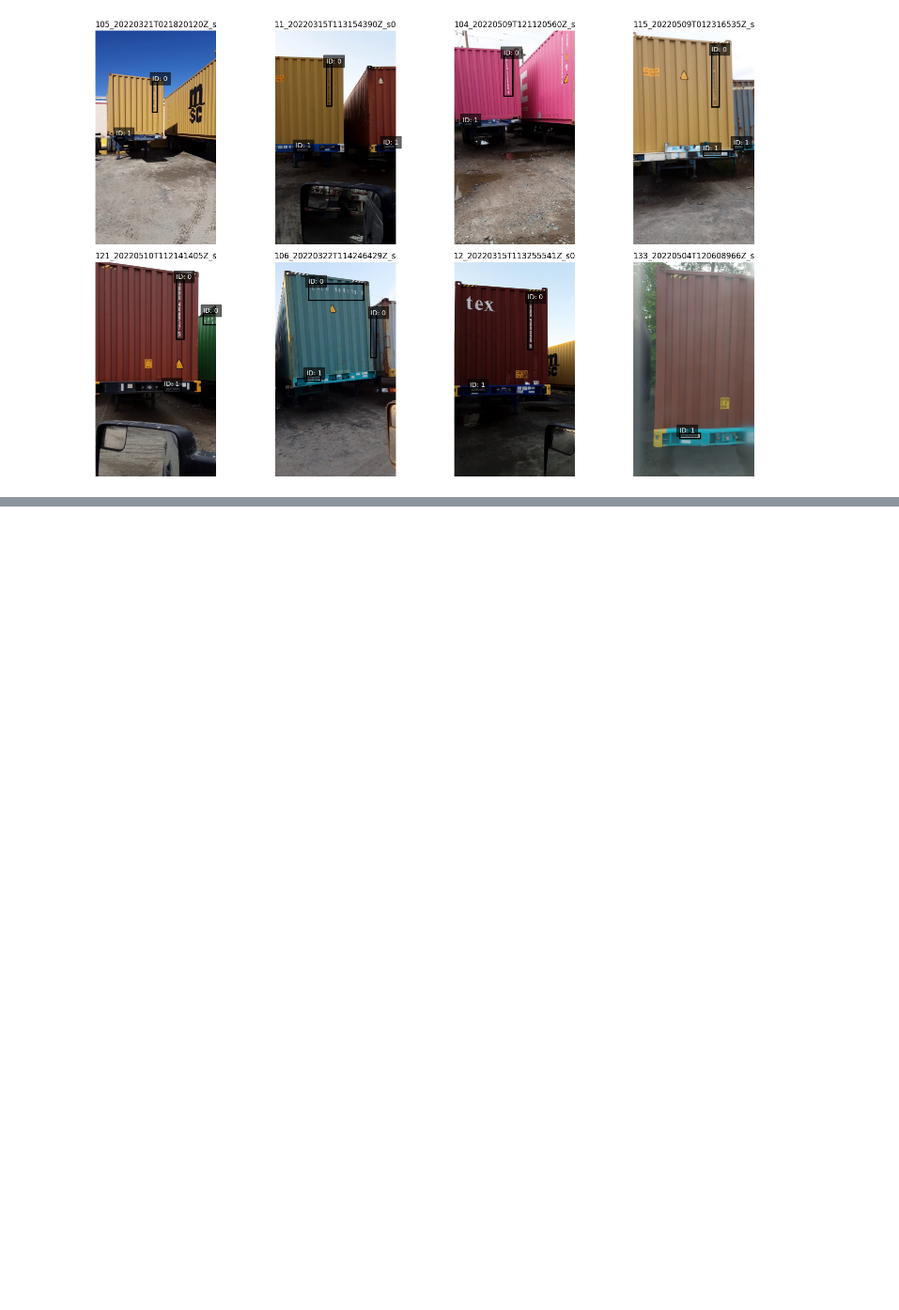
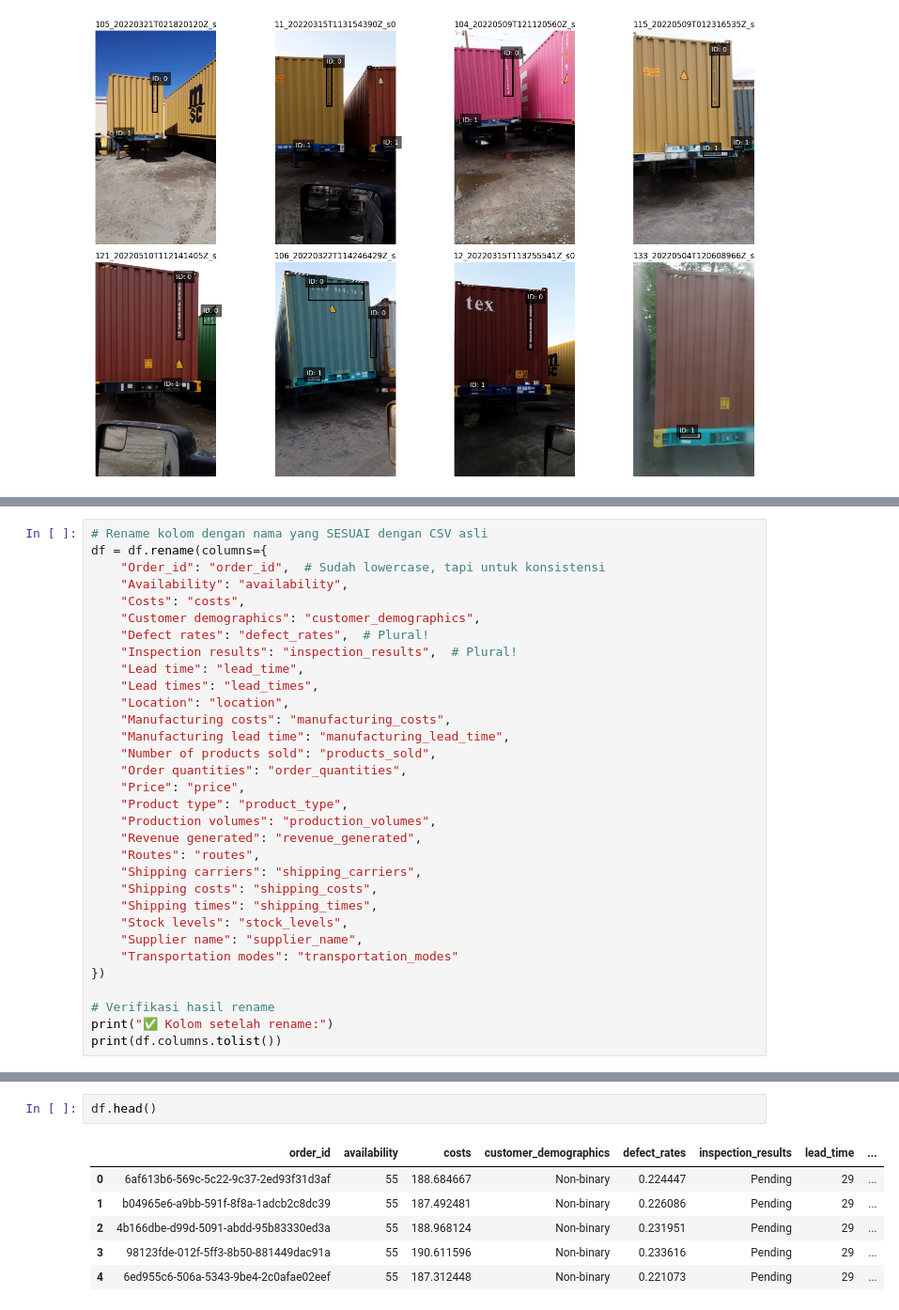
Before and after one commit to Mipjeiger/logistic-business-AI-Engineer-end-to-end-solution, a Jupyter notebook: notebooks/03_rag_pipelines.ipynb, the cells around one changed output, grey strips where cells are left out. Shown at 94% size. Drawn from its saved outputs; the diff is of its cells as text; blank space fills up the shorter version.

```diff
--- a/notebooks/03_rag_pipelines.ipynb
+++ b/notebooks/03_rag_pipelines.ipynb
@@ -135,0 +193,32 @@ Total Images: 947
+# %%
+# Rename kolom dengan nama yang SESUAI dengan CSV asli
+df = df.rename(columns={
+    "Order_id": "order_id",  # Sudah lowercase, tapi untuk konsistensi
+    "Availability": "availability",
+    "Costs": "costs",
+    "Customer demographics": "customer_demographics",
+    "Defect rates": "defect_rates",  # Plural!
+    "Inspection results": "inspection_results",  # Plural!
+    "Lead time": "lead_time",
+    "Lead times": "lead_times",
+    "Location": "location",
+    "Manufacturing costs": "manufacturing_costs",
+    "Manufacturing lead time": "manufacturing_lead_time",
+    "Number of products sold": "products_sold",
+    "Order quantities": "order_quantities",
+    "Price": "price",
+    "Product type": "product_type",
+    "Production volumes": "production_volumes",
+    "Revenue generated": "revenue_generated",
+    "Routes": "routes",
+    "Shipping carriers": "shipping_carriers",
+    "Shipping costs": "shipping_costs",
+    "Shipping times": "shipping_times",
+    "Stock levels": "stock_levels",
+    "Supplier name": "supplier_name",
+    "Transportation modes": "transportation_modes"
+})
+
+# Verifikasi hasil rename
+print("✅ Kolom setelah rename:")
+print(df.columns.tolist())
@@ -135,0 +244,9 @@ Total Images: 947
+# %%
+df.head()
+# %% [output]
+|  | order_id | availability | costs | customer_demographics | defect_rates | inspection_results | lead_time | ... |
+| 0 | 6af613b6-569c-5c22-9c37-2ed93f31d3af | 55 | 188.684667 | Non-binary | 0.224447 | Pending | 29 | ... |
+| 1 | b04965e6-a9bb-591f-8f8a-1adcb2c8dc39 | 55 | 187.492481 | Non-binary | 0.226086 | Pending | 29 | ... |
+| 2 | 4b166dbe-d99d-5091-abdd-95b83330ed3a | 55 | 188.968124 | Non-binary | 0.231951 | Pending | 29 | ... |
+| 3 | 98123fde-012f-5ff3-8b50-881449dac91a | 55 | 190.611596 | Non-binary | 0.233616 | Pending | 29 | ... |
+| 4 | 6ed955c6-506a-5343-9be4-2c0afae02eef | 55 | 187.312448 | Non-binary | 0.221073 | Pending | 29 | ... |
```
Also changed, not shown: parts of 12 cells of this notebook, 2 other files.
